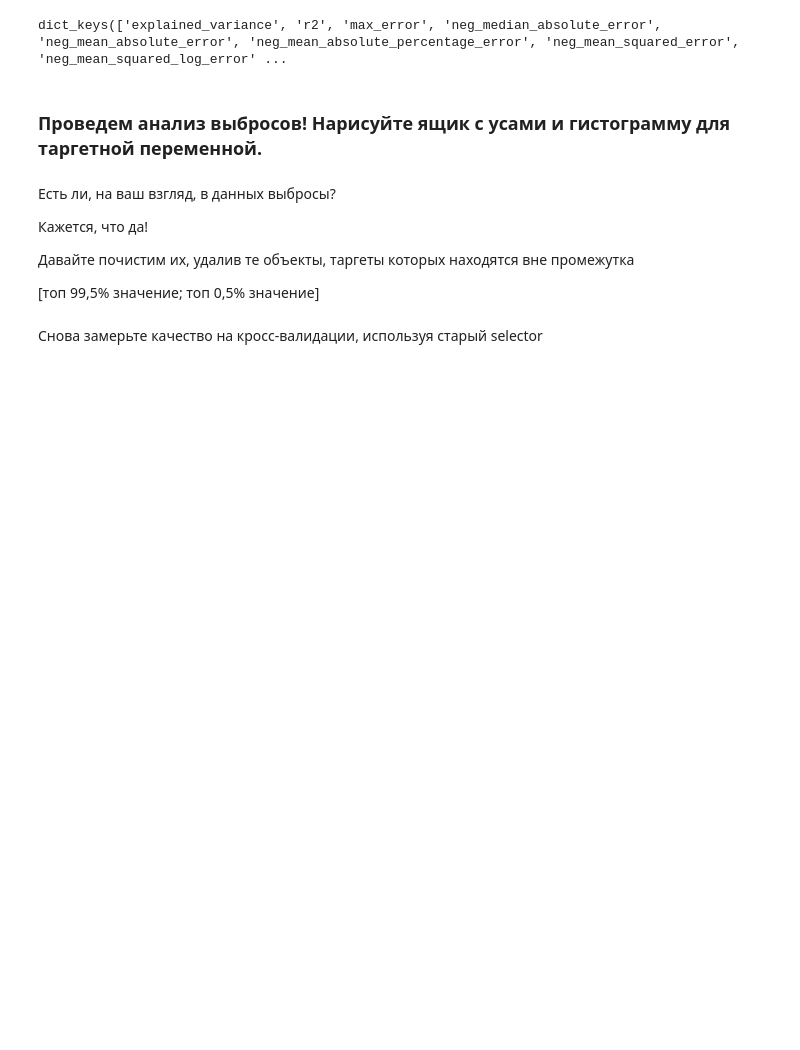
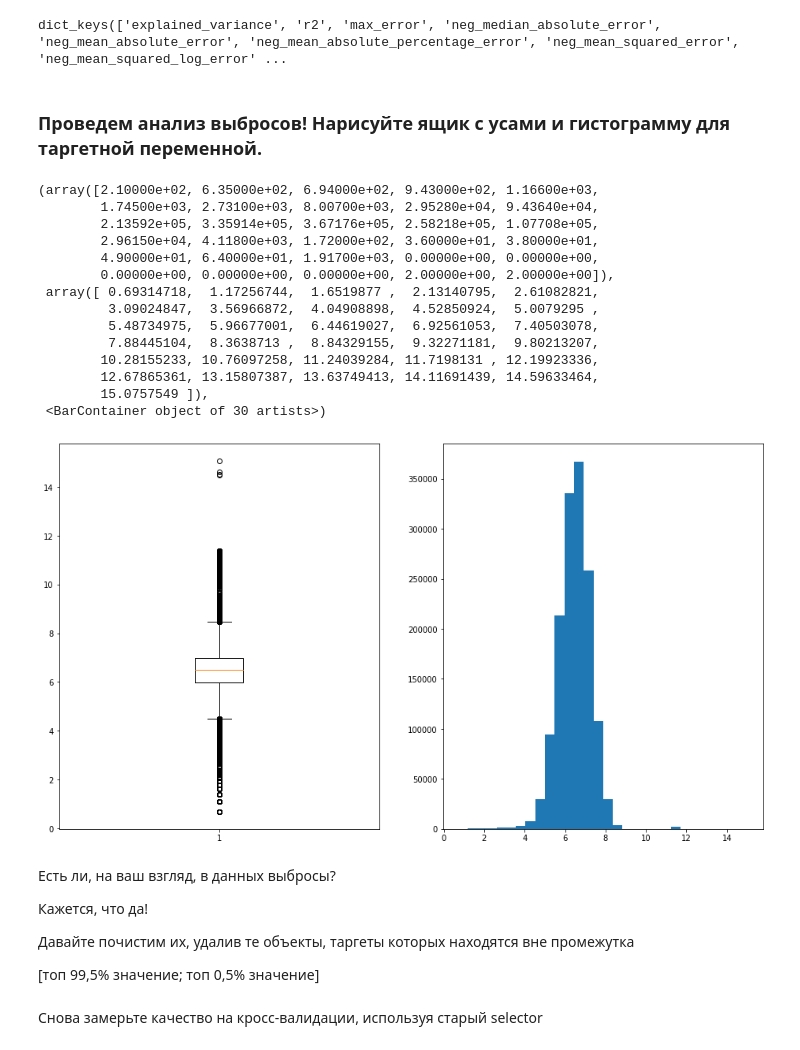
Before and after one commit to gavlique/Karpov_DS, a Jupyter notebook: ml/HW_8.ipynb, the cells around one changed output. Drawn from its saved outputs; the diff is of its cells as text; code cells hidden in the pictures; blank space fills up the shorter version.

```diff
--- a/ml/HW_8.ipynb
+++ b/ml/HW_8.ipynb
@@ -136,9 +134,32 @@ dict_keys(['explained_variance', 'r2', 'max_error', 'neg_median_absolute_error',
 # %%
 import matplotlib.pyplot as plt
 
 ### Your code is here
 
-boxplot
+fig = plt.figure()
+fig.set_size_inches(16,9)
+
+fig.add_subplot(1, 2, 1)
+plt.boxplot(Y)
+
+fig.add_subplot(1, 2, 2)
+plt.hist(Y, bins=30)
+# %% [output]
+(array([2.10000e+02, 6.35000e+02, 6.94000e+02, 9.43000e+02, 1.16600e+03,
+        1.74500e+03, 2.73100e+03, 8.00700e+03, 2.95280e+04, 9.43640e+04,
+        2.13592e+05, 3.35914e+05, 3.67176e+05, 2.58218e+05, 1.07708e+05,
+        2.96150e+04, 4.11800e+03, 1.72000e+02, 3.60000e+01, 3.80000e+01,
+        4.90000e+01, 6.40000e+01, 1.91700e+03, 0.00000e+00, 0.00000e+00,
+        0.00000e+00, 0.00000e+00, 0.00000e+00, 2.00000e+00, 2.00000e+00]),
+ array([ 0.69314718,  1.17256744,  1.6519877 ,  2.13140795,  2.61082821,
+         3.09024847,  3.56966872,  4.04908898,  4.52850924,  5.0079295 ,
+         5.48734975,  5.96677001,  6.44619027,  6.92561053,  7.40503078,
+         7.88445104,  8.3638713 ,  8.84329155,  9.32271181,  9.80213207,
+        10.28155233, 10.76097258, 11.24039284, 11.7198131 , 12.19923336,
+        12.67865361, 13.15807387, 13.63749413, 14.11691439, 14.59633464,
+        15.0757549 ]),
+ <BarContainer object of 30 artists>)
+[figure, added]
 # %% [markdown]
 Есть ли, на ваш взгляд, в данных выбросы?
 
```
Also changed, not shown: parts of 6 cells of this notebook, 1 other file.
